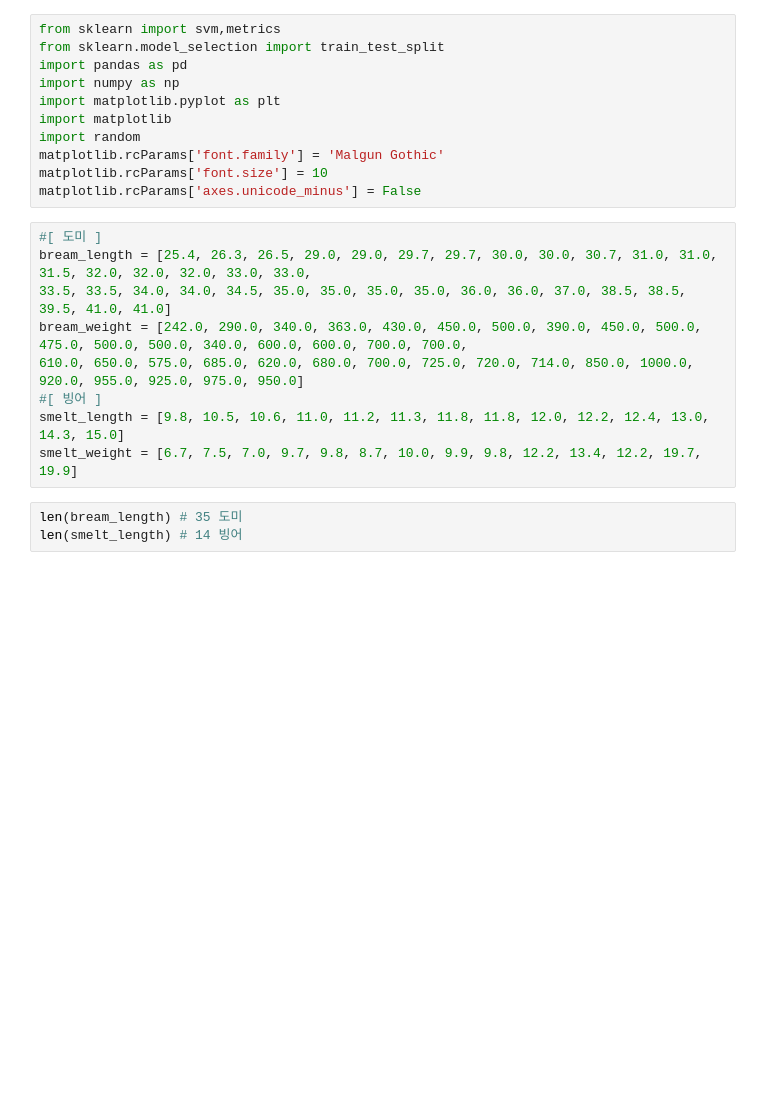
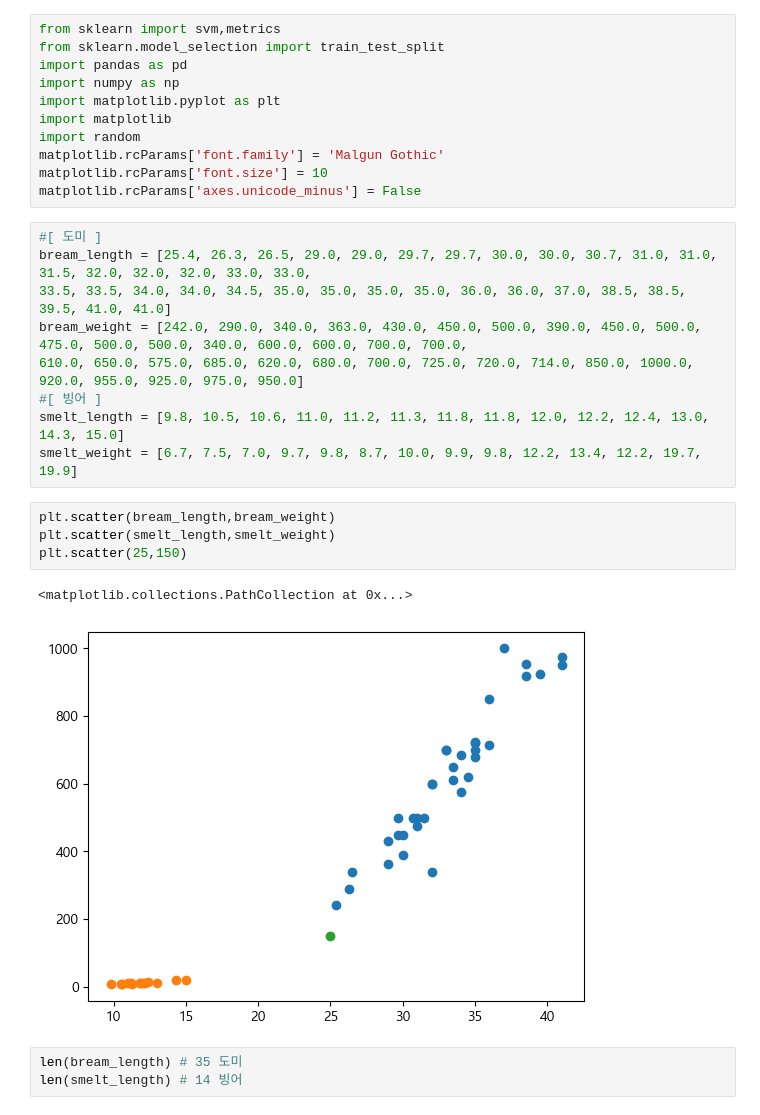
Before and after one commit to studypython99/Medical-1, a Jupyter notebook: m0517/m0517_06@@.ipynb, the cells around one changed output. Drawn from its saved outputs; the diff is of its cells as text; blank space fills up the shorter version.

```diff
--- a/m0517/m0517_06@@.ipynb
+++ b/m0517/m0517_06@@.ipynb
@@ -18,6 +18,13 @@ bream_weight = [242.0, 290.0, 340.0, 363.0, 430.0, 450.0, 500.0, 390.0, 450.0, 5
 #[ 빙어 ]
 smelt_length = [9.8, 10.5, 10.6, 11.0, 11.2, 11.3, 11.8, 11.8, 12.0, 12.2, 12.4, 13.0, 14.3, 15.0]
 smelt_weight = [6.7, 7.5, 7.0, 9.7, 9.8, 8.7, 10.0, 9.9, 9.8, 12.2, 13.4, 12.2, 19.7, 19.9]
+# %%
+plt.scatter(bream_length,bream_weight)
+plt.scatter(smelt_length,smelt_weight)
+plt.scatter(25,150)
+# %% [output]
+<matplotlib.collections.PathCollection at 0x...>
+[figure, added]
 # %%
 len(bream_length) # 35 도미
 len(smelt_length) # 14 빙어
```
Also changed, not shown: parts of 10 cells of this notebook, 37 other files.
